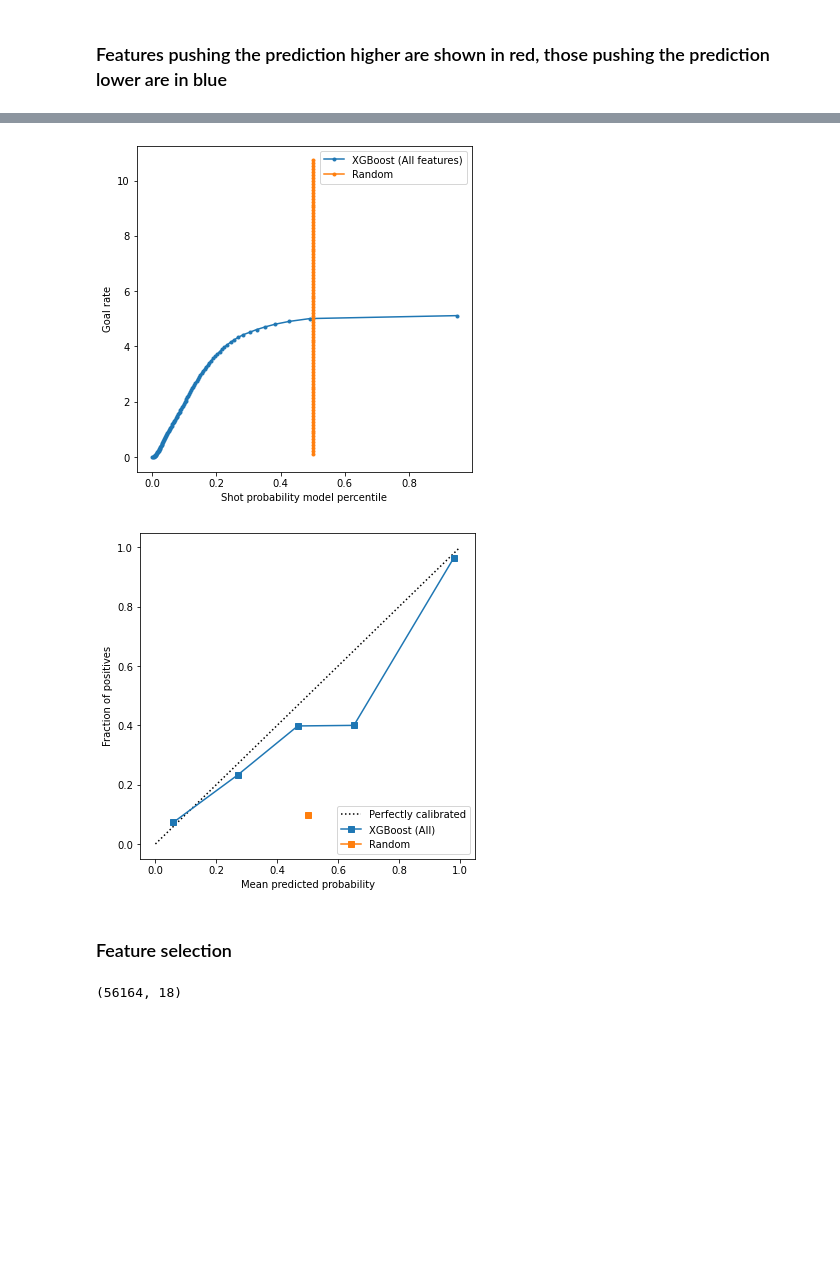
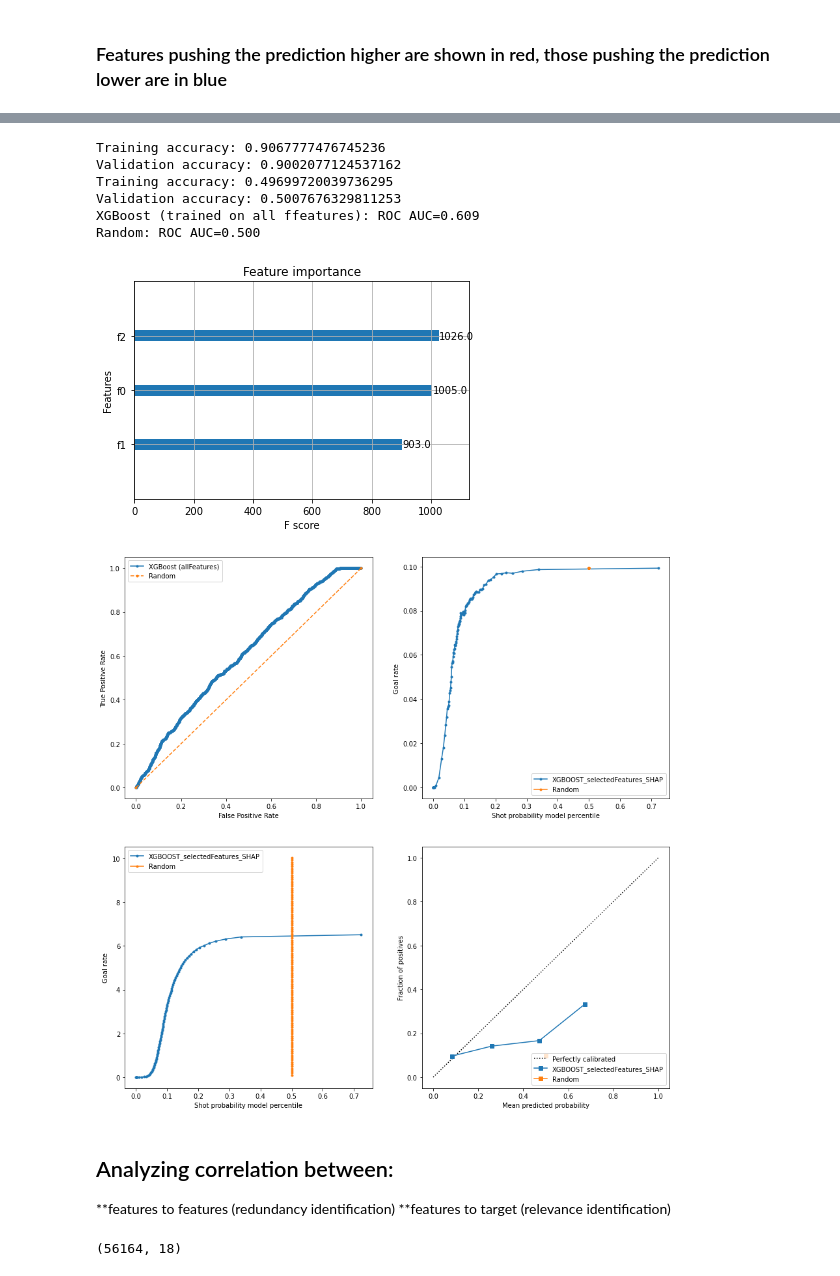
Before and after one commit to sorinmuchi/IFT6758, a Jupyter notebook: notebooks/5-AdvancedModels.ipynb, the cells around one changed output, grey strips where cells are left out. Drawn from its saved outputs; the diff is of its cells as text; code cells hidden in the pictures; blank space fills up the shorter version.

Commit message:
code cleaning - more models with selected features

```diff
--- a/notebooks/5-AdvancedModels.ipynb
+++ b/notebooks/5-AdvancedModels.ipynb
@@ -412,34 +468,41 @@ plt.show()
-# %%
-percentiles1, rates1 = compute_cumulative_goal_rate_per_percentile(xgb_probs2, y_valXG_All)
-percentiles2, rates2 = compute_cumulative_goal_rate_per_percentile(random_probs2, y_valXG_All)
-
-plt.figure(figsize=(6, 6))
-
-plt.plot(percentiles1, rates1, marker='.', label='XGBoost (All features)')
-plt.plot(percentiles2, rates2, marker='.', label='Random')
-
-plt.xlabel('Shot probability model percentile')
-plt.ylabel('Goal rate')
-plt.legend()
-
-
-
-plt.show()
-# %% [output]
-[figure, removed]
-# %%
-fig, ax = plt.subplots(figsize=(6, 6))
-
-disp1 = CalibrationDisplay.from_estimator(xgb_clf2, X_valXG_All, y_valXG_All, label='XGBoost (All)', ax=ax)
-disp4 = CalibrationDisplay.from_estimator(random_clf, X_valXG_All, y_valXG_All, label='Random', ax=ax)
-
-# plt.savefig('../figures/calibration_diagram.png')
-
-plt.show()
-# %% [output]
-[figure, removed]
-# %% [markdown]
-### Feature selection
+# %%
+#### Run XGboost with features that are pushing the prediction higher with xgboost:
+from xgboost import plot_importance
+from matplotlib import pyplot
+from pprint import pprint
+
+
+X_trainXG_SHAP_=X_trainXG_All[['changeInAngleShot','gameSeconds','speed']]
+X_valXG_SHAP=X_valXG_All[['changeInAngleShot','gameSeconds','speed']]
+
+X_trainXG_SHAP = X_trainXG_SHAP_.to_numpy().reshape(-1, len(X_trainXG_SHAP_.columns))
+X_val1XG_SHAP = X_valXG_SHAP.to_numpy().reshape(-1, len(X_trainXG_SHAP_.columns))
+
+xgb_cl_SHAP = XGBClassifier().fit(X_trainXG_SHAP, y_trainXG_All)
+
+
+plot_importance(xgb_cl_SHAP)
+
+
+train_score1 = xgb_cl_SHAP.score(X_trainXG_SHAP, y_trainXG_All)
+val_score1 = xgb_cl_SHAP.score(X_val1XG_SHAP, y_valXG_All)
+
+print(f'Training accuracy: {train_score1}')
+print(f'Validation accuracy: {val_score1}')
+displayFigures(xgb_cl_SHAP,X_trainXG_SHAP_,y_trainXG_All,X_val1XG_SHAP,y_valXG_All,"XGBOOST_selectedFeatures_SHAP")
+# %% [output]
+Training accuracy: 0.9067777476745236
+Validation accuracy: 0.9002077124537162
+Training accuracy: 0.49699720039736295
+Validation accuracy: 0.5007676329811253
+XGBoost (trained on all ffeatures): ROC AUC=0.609
+Random: ROC AUC=0.500
+[figure, added]
+[figure, added]
+# %% [markdown]
+## Analyzing correlation between:
+**features to features (redundancy identification)
+**features to target (relevance identification)
 # %%
 ### should run previous part to have Frame
 df_f = Frame.dropna()
```
Also changed, not shown: parts of 22 cells of this notebook.
